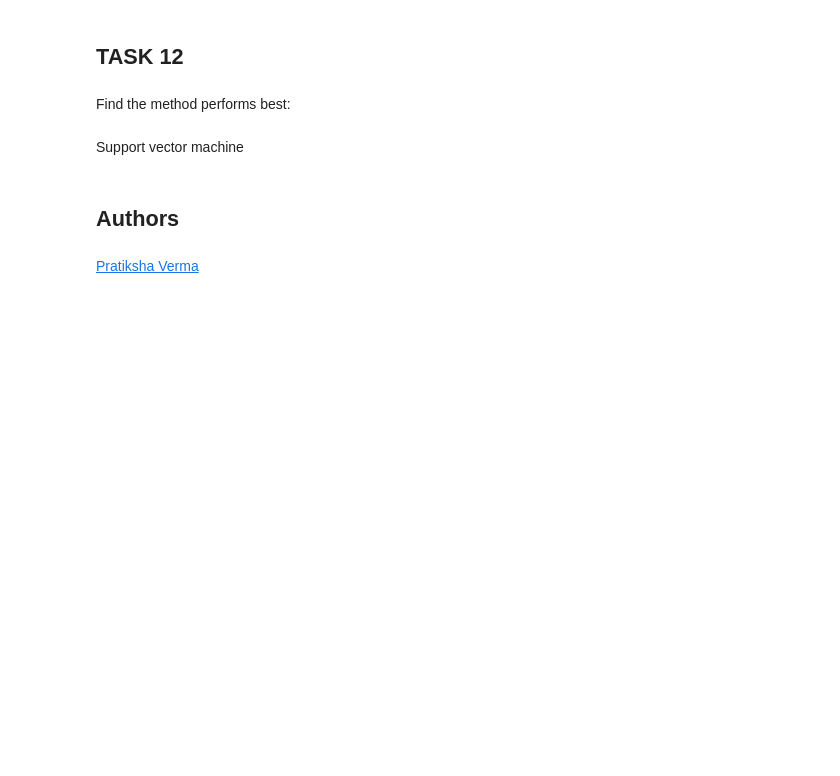
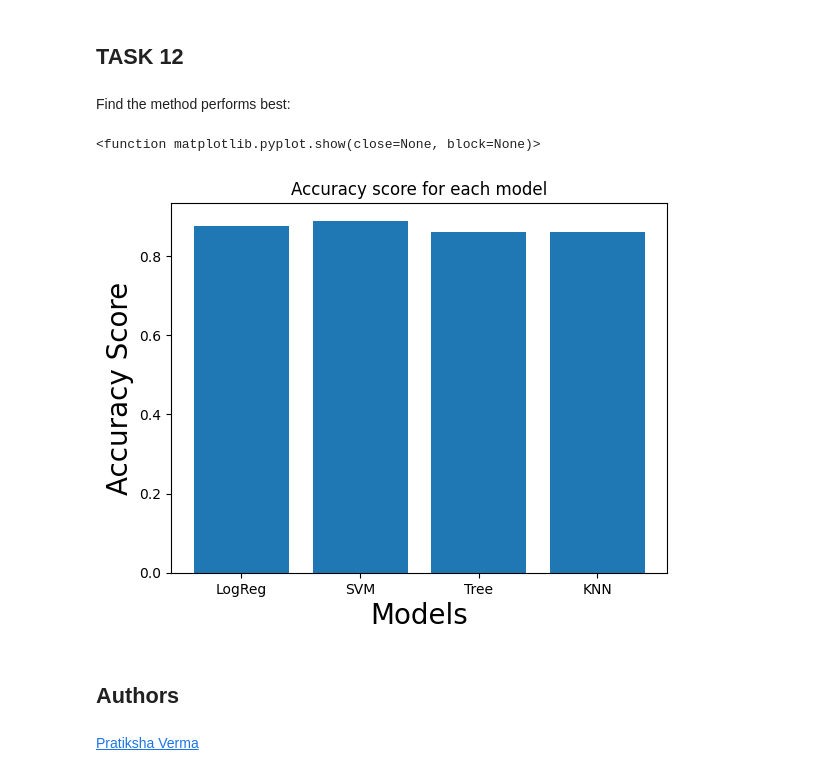
Before and after one commit to NasMkr/Capstone, a Jupyter notebook: SpaceX_Machine Learning Prediction_Part_5.ipynb, the cells around one changed output. Saved outputs shown, nothing was run; the diff lists cells and outputs as text; code cells hidden in the pictures; blank space fills up the shorter version.

```diff
--- a/SpaceX_Machine Learning Prediction_Part_5.ipynb
+++ b/SpaceX_Machine Learning Prediction_Part_5.ipynb
@@ -192,7 +192,8 @@ accuracy : 0.8464285714285713
 # %% [markdown]
 Calculate the accuracy on the test data using the method <code>score</code>:
 # %%
-logreg_cv.score(X_train, Y_train)
+logreg_score = logreg_cv.score(X_train, Y_train)
+print(logreg_score)
 # %% [output]
 0.875
 # %% [markdown]
@@ -240,7 +241,8 @@ accuracy : 0.8482142857142856
 # %% [markdown]
 Calculate the accuracy on the test data using the method <code>score</code>:
 # %%
-svm_cv.score(X_train, Y_train)
+svm_score = svm_cv.score(X_train, Y_train)
+print(svm_score)
 # %% [output]
 0.8888888888888888
 # %% [markdown]
@@ -286,7 +288,8 @@ accuracy : 0.8767857142857143
 # %% [markdown]
 Calculate the accuracy of tree_cv on the test data using the method <code>score</code>:
 # %%
-tree_cv.score(X_train, Y_train)
+tree_score = tree_cv.score(X_train, Y_train)
+print(tree_score)
 # %% [output]
 0.8611111111111112
 # %% [markdown]
@@ -325,7 +328,8 @@ accuracy : 0.8482142857142858
 # %% [markdown]
 Calculate the accuracy of knn_cv on the test data using the method <code>score</code>:
 # %%
-knn_cv.score(X_train, Y_train)
+knn_score = knn_cv.score(X_train, Y_train)
+print(knn_score)
 # %% [output]
 0.8611111111111112
 # %% [markdown]
@@ -339,8 +343,18 @@ plot_confusion_matrix(Y_test,yhat)
 ## TASK  12
 # %% [markdown]
 Find the method performs best:
-# %% [markdown]
-Support vector machine
+# %%
+models = ['LogReg', 'SVM', 'Tree', 'KNN']
+acc_score = [logreg_score, svm_score, tree_score, knn_score]
+
+plt.bar(models, acc_score)
+plt.xlabel("Models", fontsize=20)
+plt.ylabel("Accuracy Score", fontsize=20)
+plt.title("Accuracy score for each model")
+plt.show
+# %% [output]
+<function matplotlib.pyplot.show(close=None, block=None)>
+[figure, added]
 # %% [markdown]
 ## Authors
 # %% [markdown]
```
Also changed, not shown: parts of 1 cell of this notebook.
